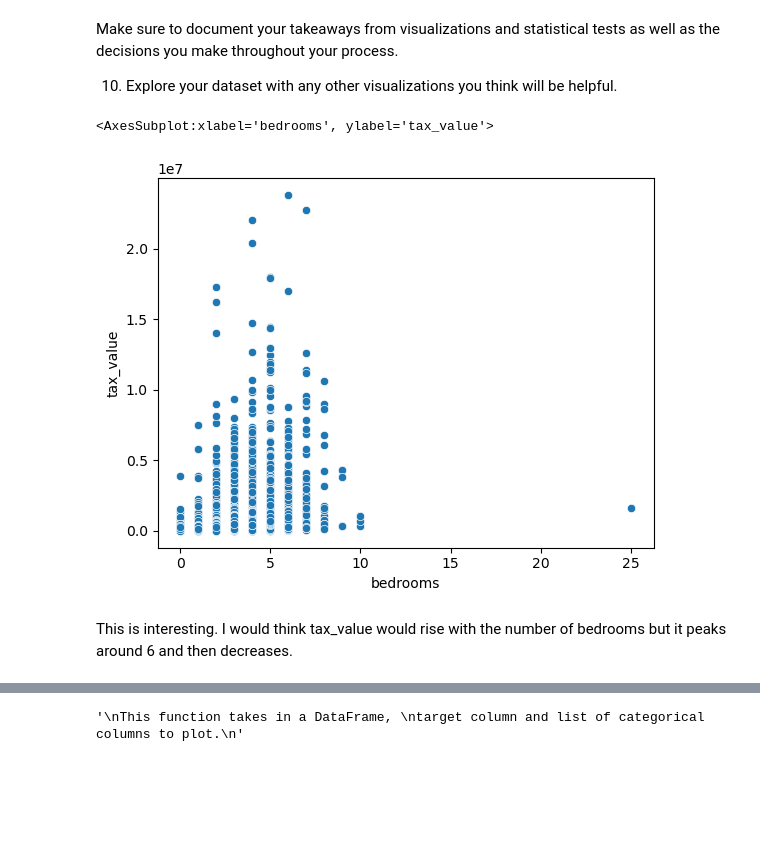
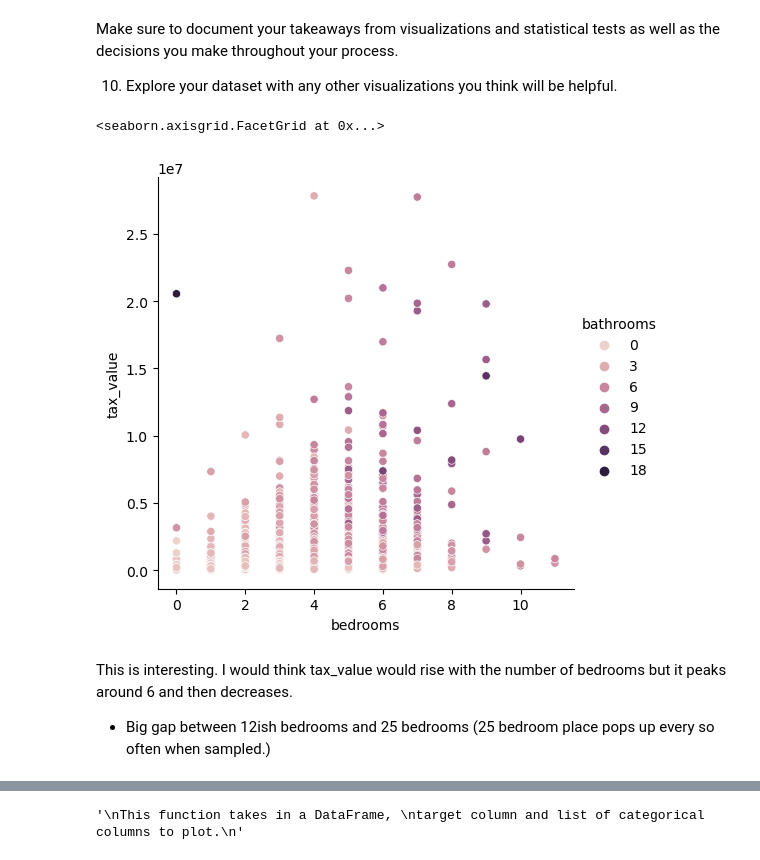
Before and after one commit to JoshuaHolt-Tech/regression-exercises, a Jupyter notebook: explore.ipynb, the cells around one changed output, grey strips where cells are left out. Saved outputs shown, nothing was run; the diff lists cells and outputs as text; code cells hidden in the pictures; blank space fills up the shorter version.

```diff
--- a/explore.ipynb
+++ b/explore.ipynb
@@ -255,9 +259,10 @@ Make sure to document your takeaways from visualizations and statistical tests a
 
 10. Explore your dataset with any other visualizations you think will be helpful.
 # %%
-sns.scatterplot(data=train.sample(50000), x='bedrooms', y='tax_value')
+sns.relplot(data=train.sample(50000), x='bedrooms', y='tax_value', kind='scatter', hue='bathrooms')
 # %% [output]
-<AxesSubplot:xlabel='bedrooms', ylabel='tax_value'>
+<seaborn.axisgrid.FacetGrid at 0x...>
-[figure, old version]
+[figure, new version]
 # %% [markdown]
 This is interesting. I would think tax_value would rise with the number of bedrooms but it peaks around 6 and then decreases.
+- Big gap between 12ish bedrooms and 25 bedrooms (25 bedroom place pops up every so often when sampled.)
```
Also changed, not shown: parts of 6 cells of this notebook, 3 other files.
